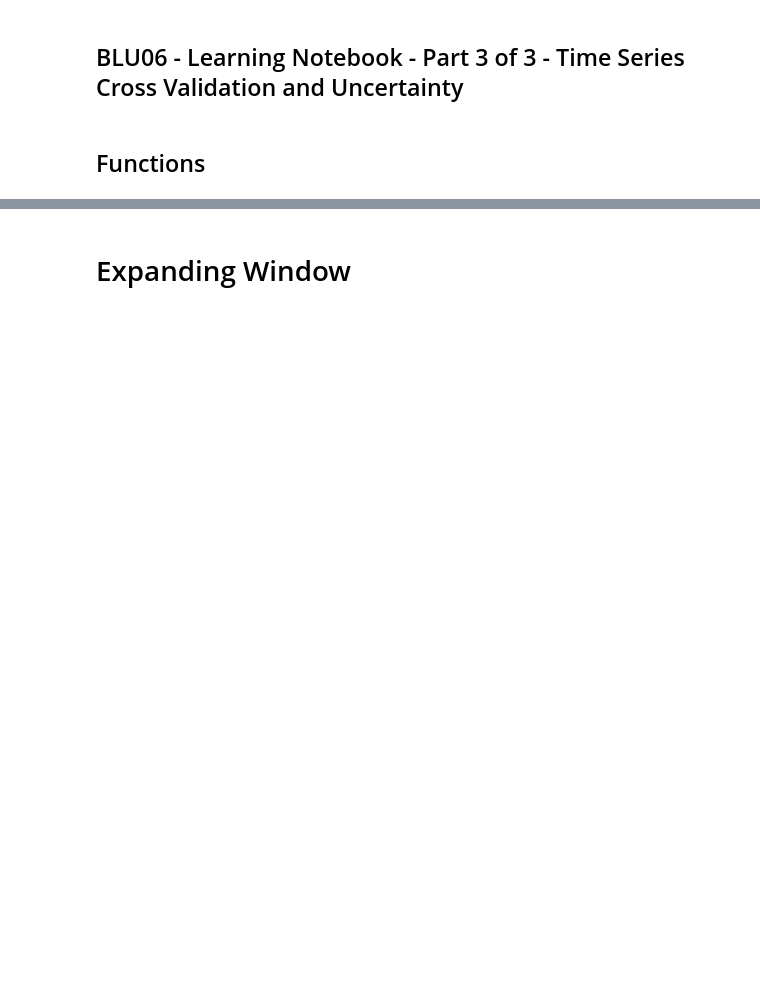
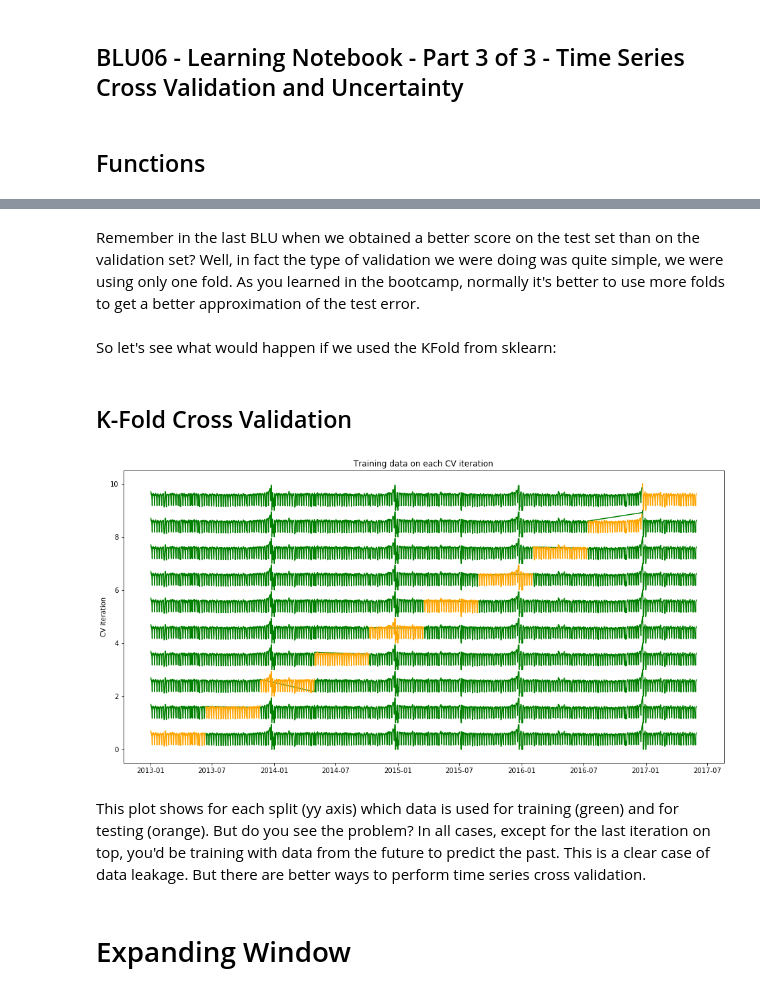
Before and after one commit to LDSSA/batch3-students, a Jupyter notebook: S03 - Time Series/BLU06 - Machine Learning for Time Series/BLU06 - Learning Notebook - Part 3 of 3 - Time Series Cross Validation and Uncertainty.ipynb, the cells around one changed output, grey strips where cells are left out. Drawn from its saved outputs; the diff is of its cells as text; code cells hidden in the pictures; blank space fills up the shorter version.

Commit message:
fixed new errors by Fred

```diff
--- a/S03 - Time Series/BLU06 - Machine Learning for Time Series/BLU06 - Learning Notebook - Part 3 of 3 - Time Series Cross Validation and Uncertainty.ipynb
+++ b/S03 - Time Series/BLU06 - Machine Learning for Time Series/BLU06 - Learning Notebook - Part 3 of 3 - Time Series Cross Validation and Uncertainty.ipynb
@@ -192,2 +192,28 @@ Unlike the datasets we used in the bootcamp and first hackathon where we wouldn'
+# %% [markdown]
+Remember in the last BLU when we obtained a better score on the test set than on the validation set? Well, in fact the type of validation we were doing was quite simple, we were using only one fold. As you learned in the bootcamp, normally it's better to use more folds to get a better approximation of the test error.
+# %% [markdown]
+So let's see what would happen if we used the KFold from sklearn:
+# %% [markdown]
+## K-Fold Cross Validation
+# %%
+# Import TimeSeriesSplit
+from sklearn.model_selection import TimeSeriesSplit
+
+# Create time-series cross-validation object
+cv = KFold(n_splits=10)
+
+# Iterate through CV splits
+fig, ax = plt.subplots()
+for ii, (tr, tt) in enumerate(cv.split(store_train/store_train.max())):
+    # Plot the training data on each iteration, to see the behavior of the CV
+    ax.plot(store_train.index[tr], ii + store_train[tr]/store_train.max(), color='green')
+    ax.plot(store_train.index[tt], ii + store_train[tt]/store_train.max(), color='orange')
+
+ax.set(title='Training data on each CV iteration', ylabel='CV iteration')
+plt.show()
+# %% [output]
+[figure, added]
+# %% [markdown]
+This plot shows for each split (yy axis) which data is used for training (green) and for testing (orange). But do you see the problem? In all cases, except for the last iteration on top, you'd be training with data from the future to predict the past. This is a clear case of data leakage. But there are better ways to perform time series cross validation.
 # %% [markdown]
 # Expanding Window
```
Also changed, not shown: parts of 29 cells of this notebook, 2 other files.
